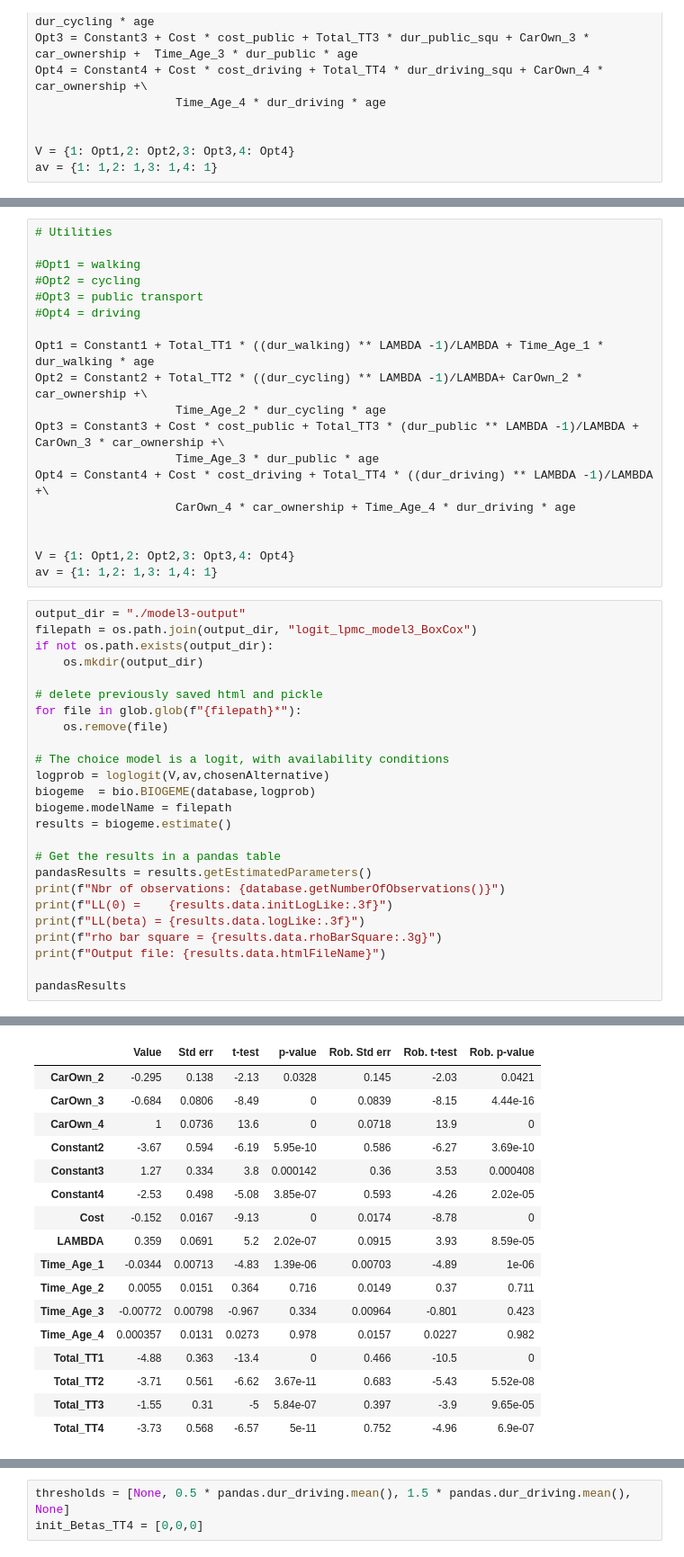
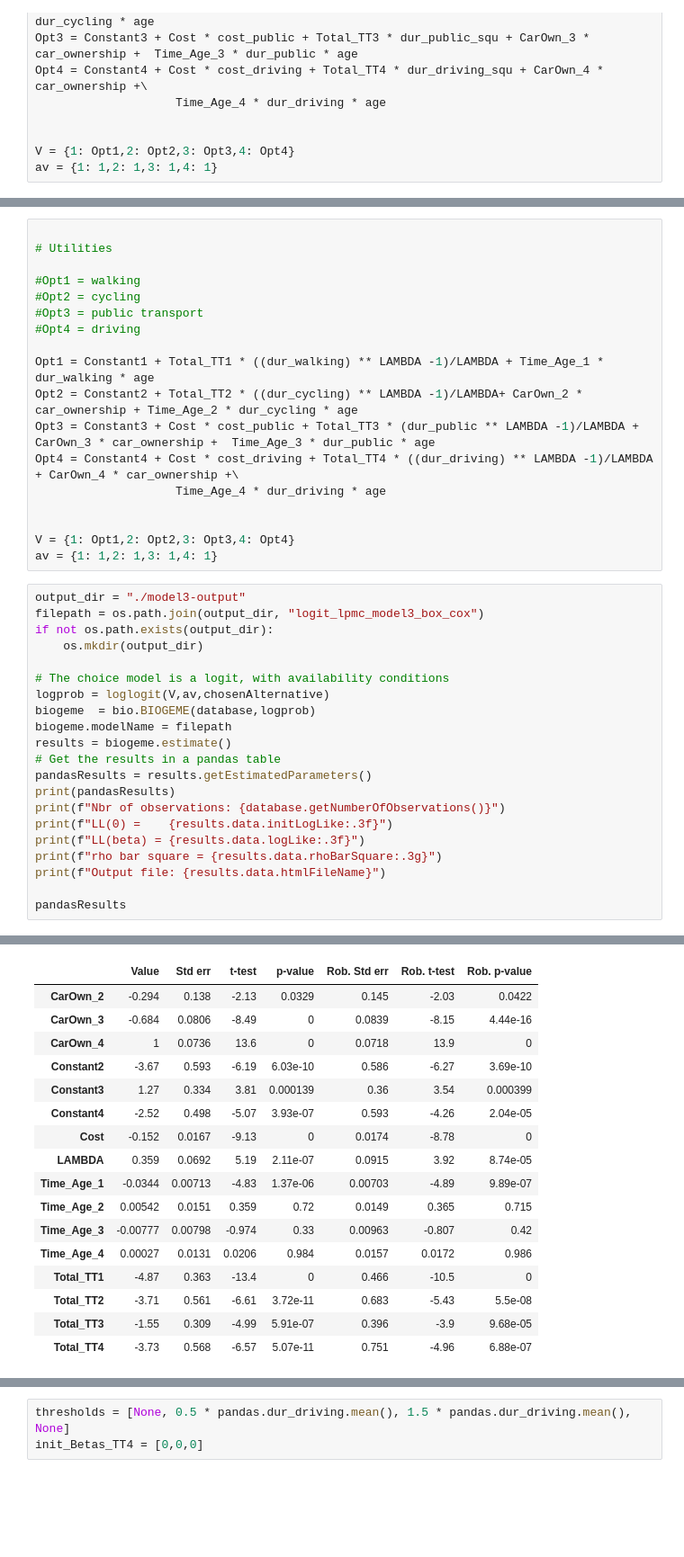
Before and after one commit to baohien97/EPFL-Modelling-Behaviour, a Jupyter notebook: Project-1/LPMC_model3.ipynb, the cells around one changed output, grey strips where cells are left out. Shown: that part at 90% size. Drawn from its saved outputs; the diff is of its cells as text; blank space fills up the shorter version.

```diff
--- a/Project-1/LPMC_model3.ipynb
+++ b/Project-1/LPMC_model3.ipynb
@@ -137,4 +150,5 @@ Output file: ./model3-output/logit_lpmc_model3_Power.html
 # %%
+
 # Utilities
 
 #Opt1 = walking
@@ -143,34 +157,28 @@ Output file: ./model3-output/logit_lpmc_model3_Power.html
 #Opt4 = driving
 
 Opt1 = Constant1 + Total_TT1 * ((dur_walking) ** LAMBDA -1)/LAMBDA + Time_Age_1 * dur_walking * age
-Opt2 = Constant2 + Total_TT2 * ((dur_cycling) ** LAMBDA -1)/LAMBDA+ CarOwn_2 * car_ownership +\
-                    Time_Age_2 * dur_cycling * age
-Opt3 = Constant3 + Cost * cost_public + Total_TT3 * (dur_public ** LAMBDA -1)/LAMBDA + CarOwn_3 * car_ownership +\
-                    Time_Age_3 * dur_public * age
-Opt4 = Constant4 + Cost * cost_driving + Total_TT4 * ((dur_driving) ** LAMBDA -1)/LAMBDA +\
-                    CarOwn_4 * car_ownership + Time_Age_4 * dur_driving * age
+Opt2 = Constant2 + Total_TT2 * ((dur_cycling) ** LAMBDA -1)/LAMBDA+ CarOwn_2 * car_ownership + Time_Age_2 * dur_cycling * age
+Opt3 = Constant3 + Cost * cost_public + Total_TT3 * (dur_public ** LAMBDA -1)/LAMBDA + CarOwn_3 * car_ownership +  Time_Age_3 * dur_public * age
+Opt4 = Constant4 + Cost * cost_driving + Total_TT4 * ((dur_driving) ** LAMBDA -1)/LAMBDA + CarOwn_4 * car_ownership +\
+                    Time_Age_4 * dur_driving * age
 
 
 V = {1: Opt1,2: Opt2,3: Opt3,4: Opt4}
 av = {1: 1,2: 1,3: 1,4: 1}
 # %%
 output_dir = "./model3-output"
-filepath = os.path.join(output_dir, "logit_lpmc_model3_BoxCox")
+filepath = os.path.join(output_dir, "logit_lpmc_model3_box_cox")
 if not os.path.exists(output_dir):
     os.mkdir(output_dir)
-
-# delete previously saved html and pickle
-for file in glob.glob(f"{filepath}*"):
-    os.remove(file)
 
 # The choice model is a logit, with availability conditions
 logprob = loglogit(V,av,chosenAlternative)
 biogeme  = bio.BIOGEME(database,logprob)
 biogeme.modelName = filepath
 results = biogeme.estimate()
-
 # Get the results in a pandas table
 pandasResults = results.getEstimatedParameters()
+print(pandasResults)
 print(f"Nbr of observations: {database.getNumberOfObservations()}")
 print(f"LL(0) =    {results.data.initLogLike:.3f}")
 print(f"LL(beta) = {results.data.logLike:.3f}")
@@ -187,18 +207,18 @@ Output file: ./model3-output/logit_lpmc_model3_BoxCox.html
 |  | Value | Std err | t-test | p-value | Rob. Std err | Rob. t-test | Rob. p-value |
-| CarOwn_2 | -0.295 | 0.138 | -2.13 | 0.0328 | 0.145 | -2.03 | 0.0421 |
+| CarOwn_2 | -0.294 | 0.138 | -2.13 | 0.0329 | 0.145 | -2.03 | 0.0422 |
 | CarOwn_3 | -0.684 | 0.0806 | -8.49 | 0 | 0.0839 | -8.15 | 4.44e-16 |
 | CarOwn_4 | 1 | 0.0736 | 13.6 | 0 | 0.0718 | 13.9 | 0 |
-| Constant2 | -3.67 | 0.594 | -6.19 | 5.95e-10 | 0.586 | -6.27 | 3.69e-10 |
-| Constant3 | 1.27 | 0.334 | 3.8 | 0.000142 | 0.36 | 3.53 | 0.000408 |
-| Constant4 | -2.53 | 0.498 | -5.08 | 3.85e-07 | 0.593 | -4.26 | 2.02e-05 |
+| Constant2 | -3.67 | 0.593 | -6.19 | 6.03e-10 | 0.586 | -6.27 | 3.69e-10 |
+| Constant3 | 1.27 | 0.334 | 3.81 | 0.000139 | 0.36 | 3.54 | 0.000399 |
+| Constant4 | -2.52 | 0.498 | -5.07 | 3.93e-07 | 0.593 | -4.26 | 2.04e-05 |
 | Cost | -0.152 | 0.0167 | -9.13 | 0 | 0.0174 | -8.78 | 0 |
-| LAMBDA | 0.359 | 0.0691 | 5.2 | 2.02e-07 | 0.0915 | 3.93 | 8.59e-05 |
-| Time_Age_1 | -0.0344 | 0.00713 | -4.83 | 1.39e-06 | 0.00703 | -4.89 | 1e-06 |
-| Time_Age_2 | 0.0055 | 0.0151 | 0.364 | 0.716 | 0.0149 | 0.37 | 0.711 |
-| Time_Age_3 | -0.00772 | 0.00798 | -0.967 | 0.334 | 0.00964 | -0.801 | 0.423 |
-| Time_Age_4 | 0.000357 | 0.0131 | 0.0273 | 0.978 | 0.0157 | 0.0227 | 0.982 |
-| Total_TT1 | -4.88 | 0.363 | -13.4 | 0 | 0.466 | -10.5 | 0 |
-| Total_TT2 | -3.71 | 0.561 | -6.62 | 3.67e-11 | 0.683 | -5.43 | 5.52e-08 |
-| Total_TT3 | -1.55 | 0.31 | -5 | 5.84e-07 | 0.397 | -3.9 | 9.65e-05 |
-| Total_TT4 | -3.73 | 0.568 | -6.57 | 5e-11 | 0.752 | -4.96 | 6.9e-07 |
+| LAMBDA | 0.359 | 0.0692 | 5.19 | 2.11e-07 | 0.0915 | 3.92 | 8.74e-05 |
+| Time_Age_1 | -0.0344 | 0.00713 | -4.83 | 1.37e-06 | 0.00703 | -4.89 | 9.89e-07 |
+| Time_Age_2 | 0.00542 | 0.0151 | 0.359 | 0.72 | 0.0149 | 0.365 | 0.715 |
+| Time_Age_3 | -0.00777 | 0.00798 | -0.974 | 0.33 | 0.00963 | -0.807 | 0.42 |
+| Time_Age_4 | 0.00027 | 0.0131 | 0.0206 | 0.984 | 0.0157 | 0.0172 | 0.986 |
+| Total_TT1 | -4.87 | 0.363 | -13.4 | 0 | 0.466 | -10.5 | 0 |
+| Total_TT2 | -3.71 | 0.561 | -6.61 | 3.72e-11 | 0.683 | -5.43 | 5.5e-08 |
+| Total_TT3 | -1.55 | 0.309 | -4.99 | 5.91e-07 | 0.396 | -3.9 | 9.68e-05 |
+| Total_TT4 | -3.73 | 0.568 | -6.57 | 5.07e-11 | 0.751 | -4.96 | 6.88e-07 |
 # %% [markdown]
```
Also changed, not shown: parts of 17 cells of this notebook, 2 other files.
